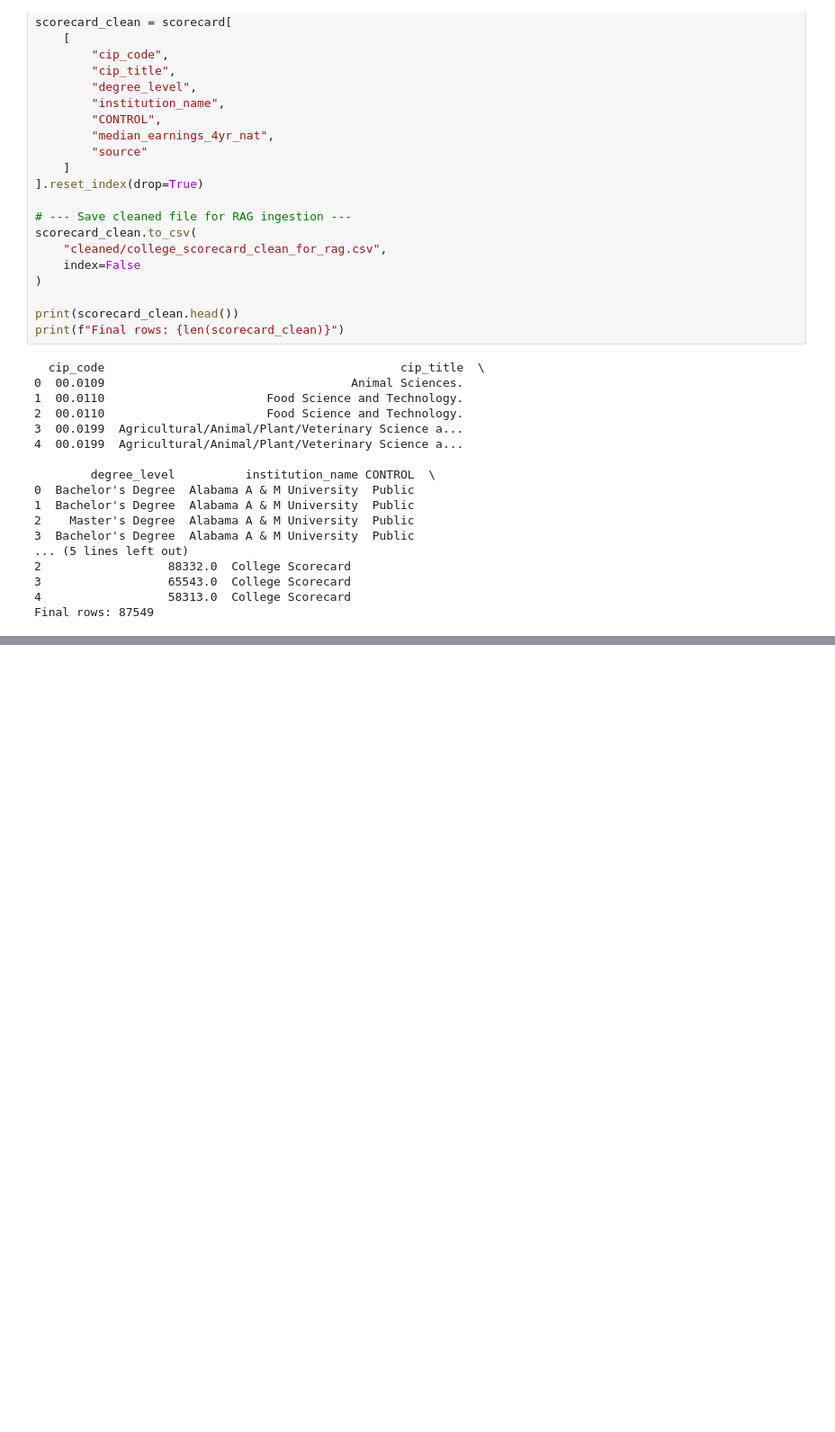
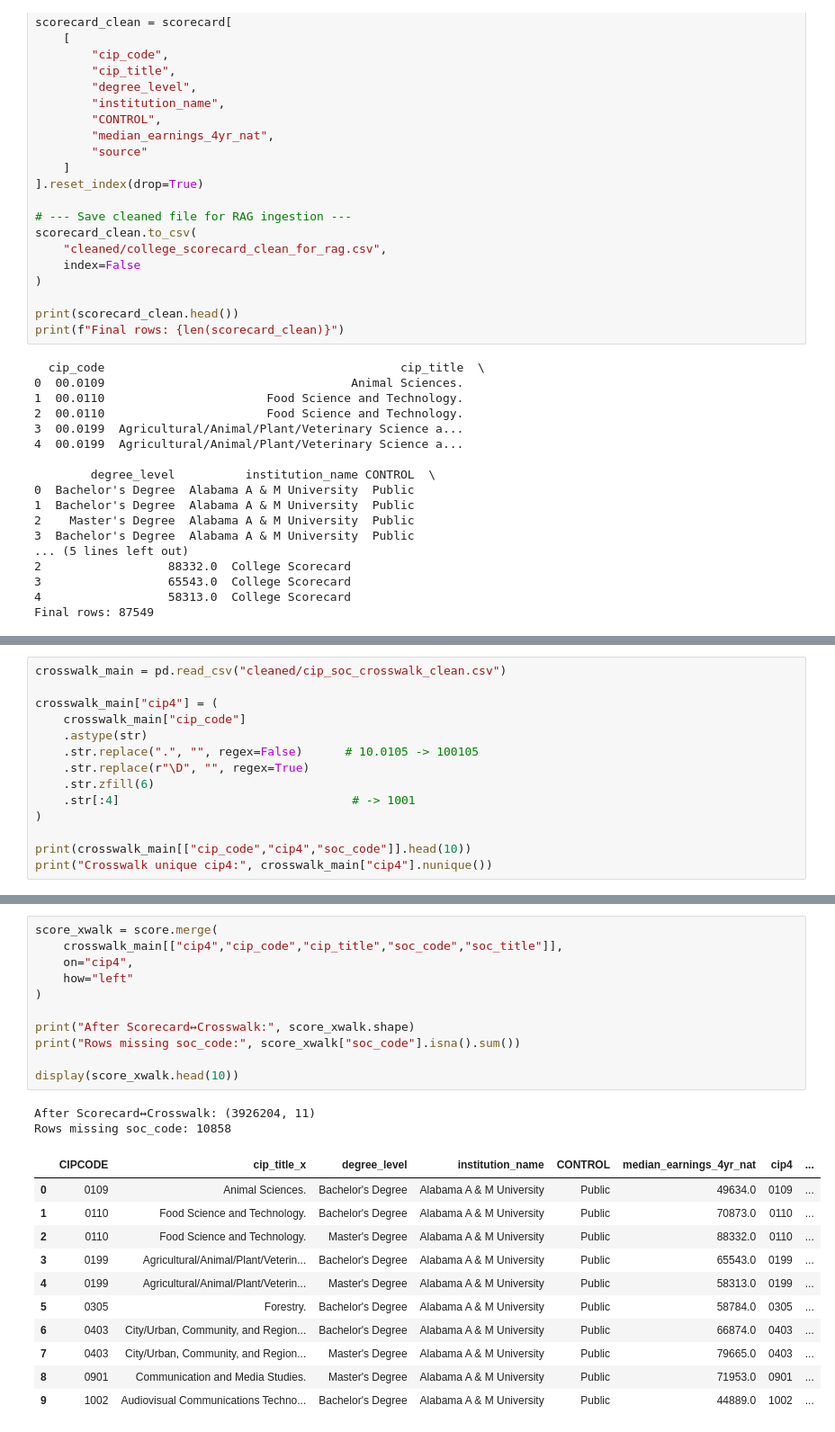
Before and after one commit to zsgwu/G5_GWU_CAPST, a Jupyter notebook: Data_Cleaning.ipynb, the cells around one changed output, grey strips where cells are left out. Shown at 90% size. Cells and saved outputs as stored; diff of their text form; blank space fills up the shorter version.

```diff
--- a/Data_Cleaning.ipynb
+++ b/Data_Cleaning.ipynb
@@ -302,0 +603,14 @@ print(f"Final crosswalk rows: {len(crosswalk)}")
+# %%
+crosswalk_main = pd.read_csv("cleaned/cip_soc_crosswalk_clean.csv")
+
+crosswalk_main["cip4"] = (
+    crosswalk_main["cip_code"]
+    .astype(str)
+    .str.replace(".", "", regex=False)      # 10.0105 -> 100105
+    .str.replace(r"\D", "", regex=True)
+    .str.zfill(6)
+    .str[:4]                                 # -> 1001
+)
+
+print(crosswalk_main[["cip_code","cip4","soc_code"]].head(10))
+print("Crosswalk unique cip4:", crosswalk_main["cip4"].nunique())
@@ -302,0 +640,25 @@ print(f"Final crosswalk rows: {len(crosswalk)}")
+# %%
+score_xwalk = score.merge(
+    crosswalk_main[["cip4","cip_code","cip_title","soc_code","soc_title"]],
+    on="cip4",
+    how="left"
+)
+
+print("After Scorecard↔Crosswalk:", score_xwalk.shape)
+print("Rows missing soc_code:", score_xwalk["soc_code"].isna().sum())
+
+display(score_xwalk.head(10))
+# %% [output]
+After Scorecard↔Crosswalk: (3926204, 11)
+Rows missing soc_code: 10858
+|  | CIPCODE | cip_title_x | degree_level | institution_name | CONTROL | median_earnings_4yr_nat | cip4 | ... |
+| 0 | 0109 | Animal Sciences. | Bachelor's Degree | Alabama A & M University | Public | 49634.0 | 0109 | ... |
+| 1 | 0110 | Food Science and Technology. | Bachelor's Degree | Alabama A & M University | Public | 70873.0 | 0110 | ... |
+| 2 | 0110 | Food Science and Technology. | Master's Degree | Alabama A & M University | Public | 88332.0 | 0110 | ... |
+| 3 | 0199 | Agricultural/Animal/Plant/Veterin... | Bachelor's Degree | Alabama A & M University | Public | 65543.0 | 0199 | ... |
+| 4 | 0199 | Agricultural/Animal/Plant/Veterin... | Master's Degree | Alabama A & M University | Public | 58313.0 | 0199 | ... |
+| 5 | 0305 | Forestry. | Bachelor's Degree | Alabama A & M University | Public | 58784.0 | 0305 | ... |
+| 6 | 0403 | City/Urban, Community, and Region... | Bachelor's Degree | Alabama A & M University | Public | 66874.0 | 0403 | ... |
+| 7 | 0403 | City/Urban, Community, and Region... | Master's Degree | Alabama A & M University | Public | 79665.0 | 0403 | ... |
+| 8 | 0901 | Communication and Media Studies. | Master's Degree | Alabama A & M University | Public | 71953.0 | 0901 | ... |
+| 9 | 1002 | Audiovisual Communications Techno... | Bachelor's Degree | Alabama A & M University | Public | 44889.0 | 1002 | ... |
```
Also changed, not shown: parts of 30 cells of this notebook.
